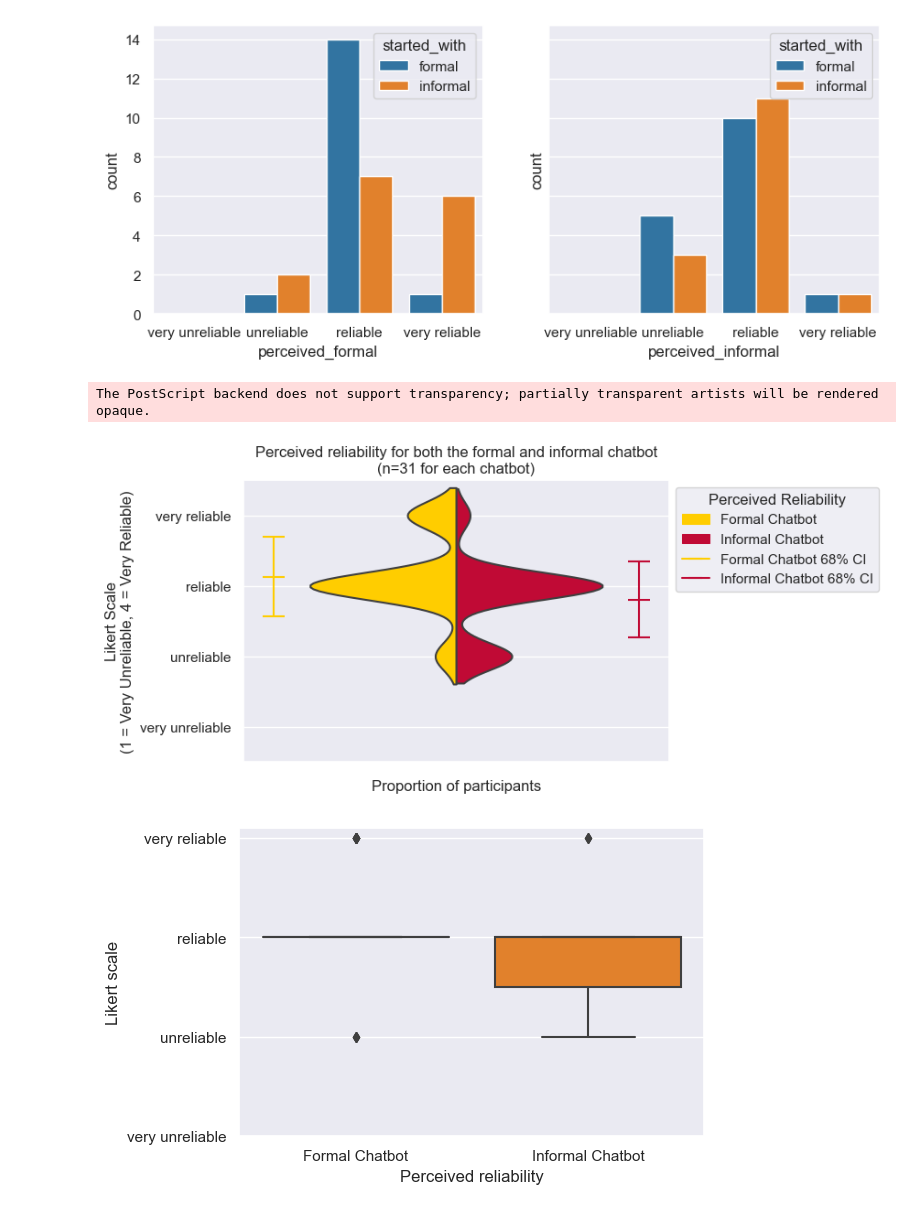
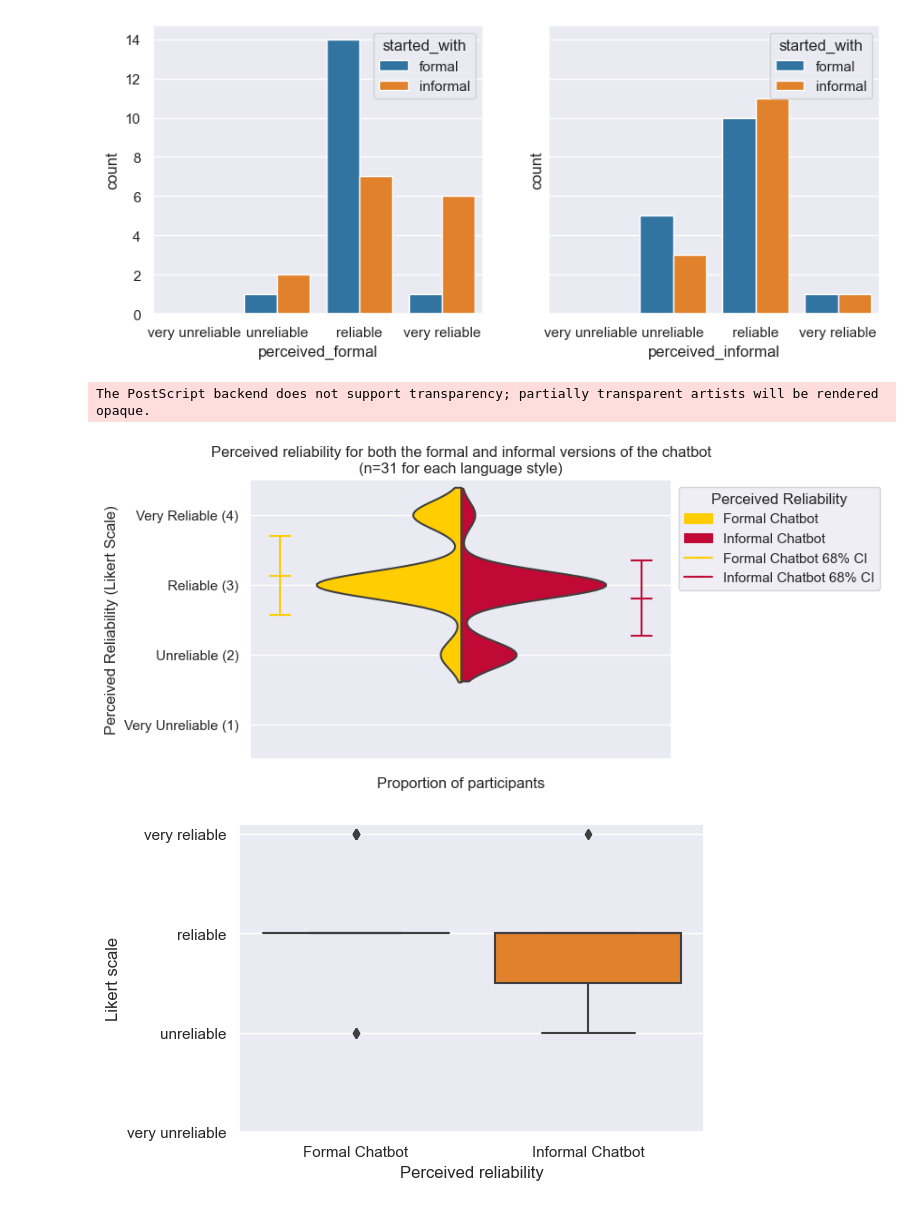
Before and after one commit to Denbergvanthijs/MethodsInAIResearch, a Jupyter notebook: data_analysis.ipynb, the cells around one changed output. Cells and saved outputs as stored; diff of their text form; code cells hidden in the pictures.

Commit message:
Changed text of graphs

```diff
--- a/data_analysis.ipynb
+++ b/data_analysis.ipynb
@@ -104,38 +120,38 @@ plt.show()
 # %%
 df_perceived["placeholder"] = ""  # Needed for seaborn to work
 # pallete = {"Formal Chatbot": "#FFCD00", "Informal Chatbot": "#C00A35"}
 
 
 fig, ax = plt.subplots(figsize=(6, 4))
 sns.violinplot(data=df_perceived, x="placeholder", y="perceived", hue="formal",
                split=True, inner=None, scale="width", ax=ax, bw=0.35)
 
 ax.collections[0].set_facecolor("#FFCD00")  # Set color of violin plot
 ax.collections[1].set_facecolor("#C00A35")
 
 ax.set_xlabel("Proportion of participants")
-ax.set_ylabel("Likert Scale\n(1 = Very Unreliable, 4 = Very Reliable)")
+ax.set_ylabel("Perceived Reliability (Likert Scale)")
 
 plt.errorbar([-0.5, -0.5, -0.5], [mean_formal - std_formal, mean_formal, mean_formal + std_formal],
              xerr=0.03, color="#FFCD00", label="Formal Chatbot 68% CI")
 plt.errorbar([0.5, 0.5, 0.5], [mean_informal - std_informal, mean_informal, mean_informal + std_informal],
              xerr=0.03, color="#C00A35", label="Informal Chatbot 68% CI")
 
-xticks = np.arange(1, 5)
-plt.yticks(xticks, experiment_options)  # Center x labels between both bars
+yticks = np.arange(1, 5)
+plt.yticks(yticks, [f"{label.title()} ({i})" for i, label in enumerate(experiment_options, start=1)])  # Center x labels between both bars
 
 plt.legend(loc="upper left", title="Perceived Reliability", bbox_to_anchor=(1, 1), )
 ax.get_legend().legendHandles[0].set_color("#FFCD00")
 ax.get_legend().legendHandles[1].set_color("#C00A35")
 
-plt.title(f"Perceived reliability for both the formal and informal chatbot\n(n={df_survey.shape[0]} for each chatbot)")
+plt.title(f"Perceived reliability for both the formal and informal versions of the chatbot\n(n={df_survey.shape[0]} for each language style)")
 plt.ylim(0.5, 4.5)
 
 plt.savefig("./images/perceived_reliability_violin.eps", format="eps", bbox_inches="tight", dpi=300)
 plt.show()
 # %% [output]
 The PostScript backend does not support transparency; partially transparent artists will be rendered opaque.
-[figure, old version]
+[figure, new version]
 # %%
 fig, ax = plt.subplots(figsize=(6, 4))
 sns.boxplot(data=df_perceived, x="formal", y="perceived")
```
Also changed, not shown: parts of 3 cells of this notebook, 3 other files.
